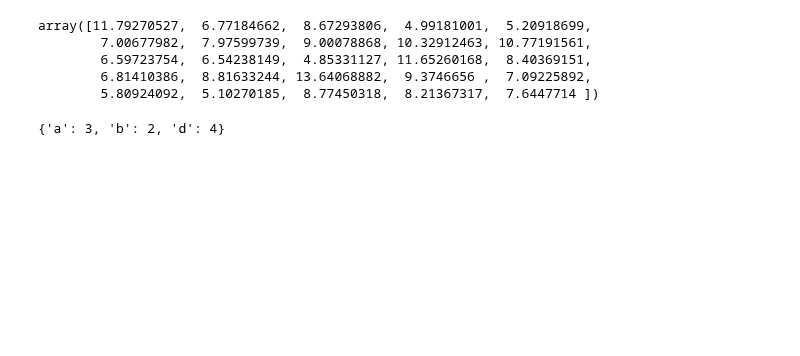
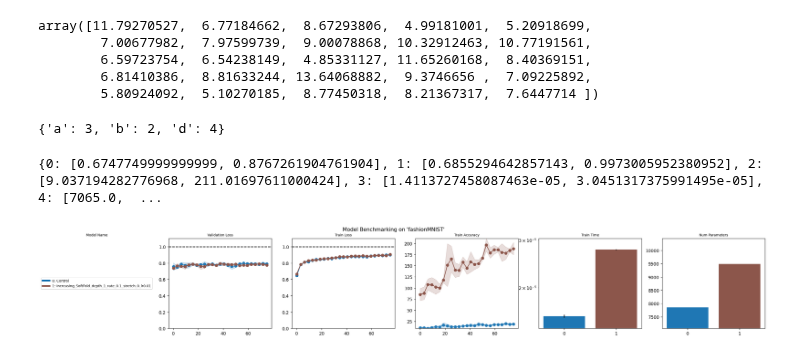
Before and after one commit to binDebug3/FoldAndCutNetworks, a Jupyter notebook: BenchmarkTests/run_results.ipynb, the cells around one changed output. Cells and saved outputs as stored; diff of their text form; code cells hidden in the pictures; blank space fills up the shorter version.

Commit message:
finished the freakin plot function oh my gosh

```diff
--- a/BenchmarkTests/run_results.ipynb
+++ b/BenchmarkTests/run_results.ipynb
@@ -24,7 +24,10 @@ poo
 # %%
 from experimenter import *
 import datetime as dt
 date_format = "%y%m%d@%H%M"
 date_time = dt.datetime.now().strftime(date_format)
-dataset_name = "covtype"
-t, v = plot_results({}, ([], date_time, dataset_name), repeat=3, verbose=0, save_fig=False)
+dataset_name = "fashionMNIST"
+plot_results({}, ([], date_time, dataset_name), repeat=3, verbose=0, save_fig=False, scale=5, fontsize=8)
+# %% [output]
+{0: [0.6747749999999999, 0.8767261904761904], 1: [0.6855294642857143, 0.9973005952380952], 2: [9.037194282776968, 211.01697611000424], 3: [1.4113727458087463e-05, 3.0451317375991495e-05], 4: [7065.0,  ...
+[figure, added]
```
Also changed, not shown: parts of 2 cells of this notebook, 1 other file.
